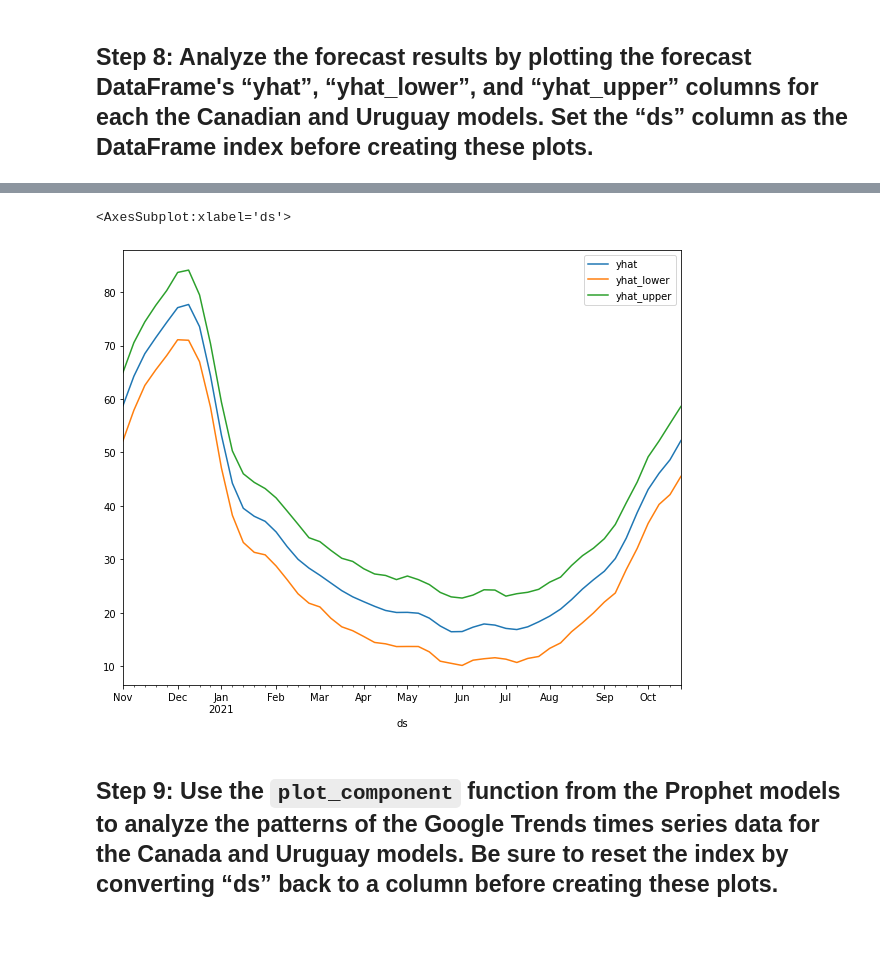
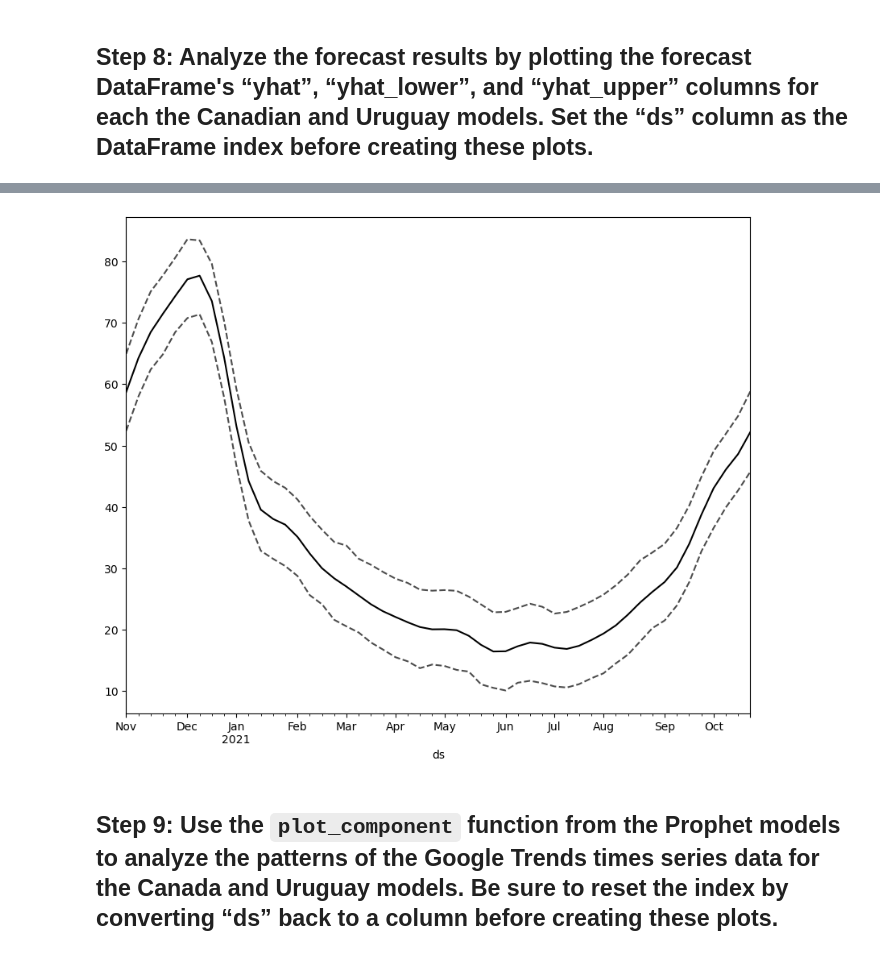
Before and after one commit to petepetersen423/Fintech-Workspace, a Jupyter notebook: M11/01-Assessing_Market_Opportunity_for_Alpaca_Wool_Scarves/Unsolved/Market_Opportunity_Alpaca_Scarves.ipynb, the cells around one changed output, grey strips where cells are left out. Drawn from its saved outputs; the diff is of its cells as text; code cells hidden in the pictures.

```diff
--- a/M11/01-Assessing_Market_Opportunity_for_Alpaca_Wool_Scarves/Unsolved/Market_Opportunity_Alpaca_Scarves.ipynb
+++ b/M11/01-Assessing_Market_Opportunity_for_Alpaca_Wool_Scarves/Unsolved/Market_Opportunity_Alpaca_Scarves.ipynb
@@ -278,10 +307,12 @@ forecast_uruguay.head()
 # %%
 # Plot predictions for our forecast_uruguay DataFrame for the 52 week period
 # YOUR CODE HERE
-forecast_uruguay[['yhat', 'yhat_lower', 'yhat_upper']].iloc[-52:,:].plot(figsize = (10,8))
+ax = forecast_uruguay['yhat'][-52:].plot(figsize = (10,8), style='k-')
+forecast_uruguay['yhat_upper'][-52:].plot(figsize = (10,8), style='k--', alpha=0.7, ax=ax)
+forecast_uruguay['yhat_lower'][-52:].plot(figsize = (10,8), style='k--', alpha=0.7, ax=ax)
+plt.show()
 # %% [output]
-<AxesSubplot:xlabel='ds'>
-[figure, old version]
+[figure, new version]
 # %% [markdown]
 ## Step 9: Use the `plot_component` function from the Prophet models to analyze the patterns of the Google Trends times series data for the Canada and Uruguay models. Be sure to reset the index by converting “ds” back to a column before creating these plots.
 # %%
```
Also changed, not shown: parts of 11 cells of this notebook, 16 other files.
